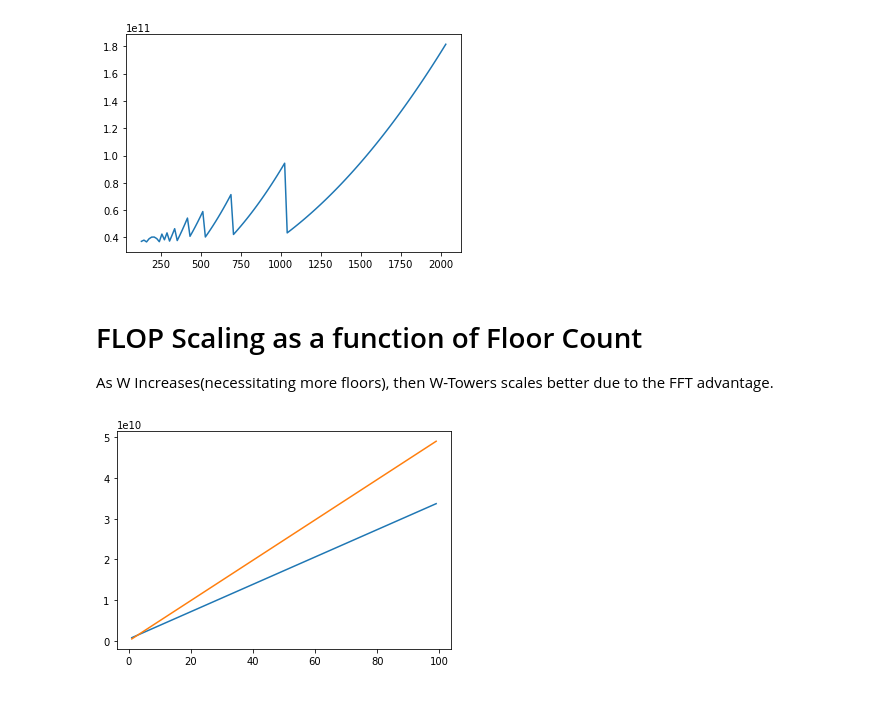
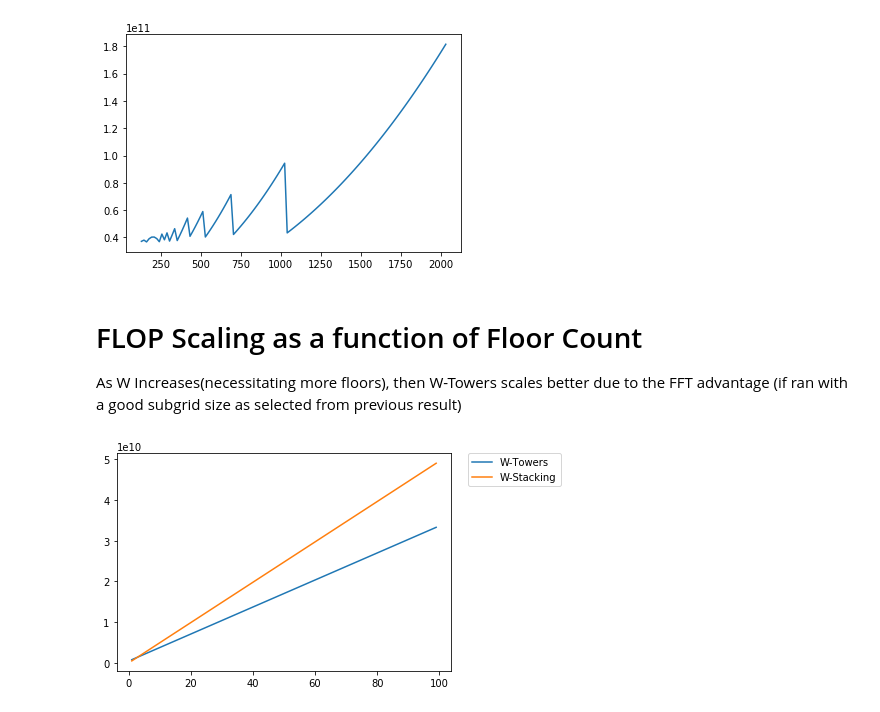
Before and after one commit to KentJames/Radio-Gridders, a Jupyter notebook: doc/complexity-analysis.ipynb, the cells around one changed output. Drawn from its saved outputs; the diff is of its cells as text; code cells hidden in the pictures.

```diff
--- a/doc/complexity-analysis.ipynb
+++ b/doc/complexity-analysis.ipynb
@@ -236,21 +238,23 @@ plot_fft_complexity_components_towers(2048, 128, 16, vis_no, grid_size, support_
 # %% [markdown]
 # FLOP Scaling as a function of Floor Count
 
-As W Increases(necessitating more floors), then W-Towers scales better due to the FFT advantage.
+As W Increases(necessitating more floors), then W-Towers scales better due to the FFT advantage (if ran with a good subgrid size as selected from previous result)
 # %%
 def plot_flops_for_increase_floors(min_floor, max_floor, floor_iter,
                                   vis_no, grid_size, support_size, subgrid_size):
 
     arr_floors = np.arange(min_floor, max_floor, floor_iter)
     margin_size = ((support_size +1)/2)
     chunk_count = calculate_chunks(grid_size,margin_size ,subgrid_size)
 
     flops_towers = vflopstower(vis_no, grid_size, support_size, subgrid_size, chunk_count, arr_floors)
     flops_wstack = vflopsstack(vis_no, grid_size, support_size, chunk_count, arr_floors)
 
-    plt.plot(arr_floors,flops_towers,arr_floors,flops_wstack)
+    plt.plot(arr_floors,flops_towers, label = "W-Towers")
+    plt.plot(arr_floors,flops_wstack, label = "W-Stacking")
+    plt.legend(bbox_to_anchor=(1.05, 1), loc=2, borderaxespad=0.)
     plt.show()
 
-plot_flops_for_increase_floors(1, 100, 1, vis_no, grid_size, support_size, 256)
+plot_flops_for_increase_floors(1, 100, 1, vis_no, grid_size, support_size, 128)
 # %% [output]
-[figure, old version]
+[figure, new version]
```
Also changed, not shown: parts of 3 cells of this notebook.
